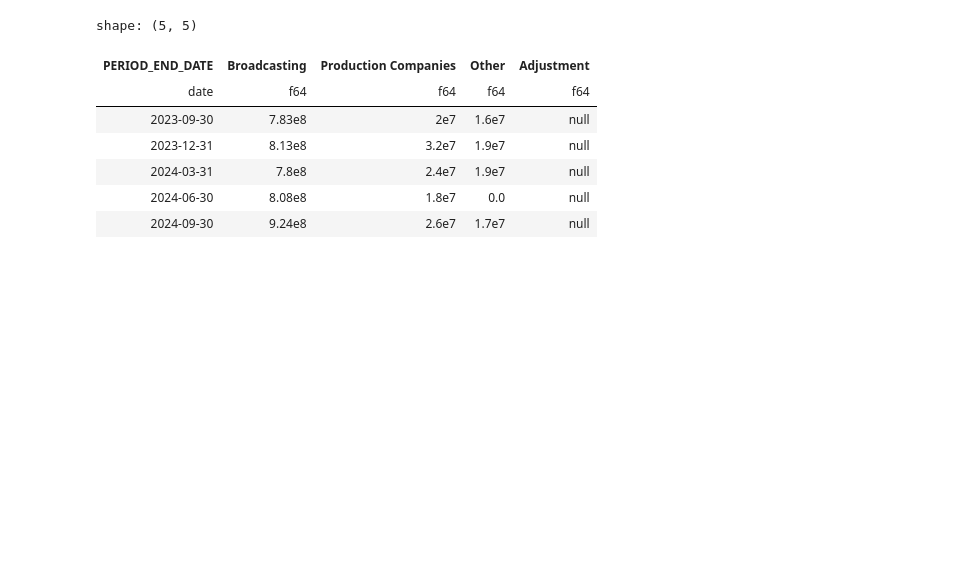
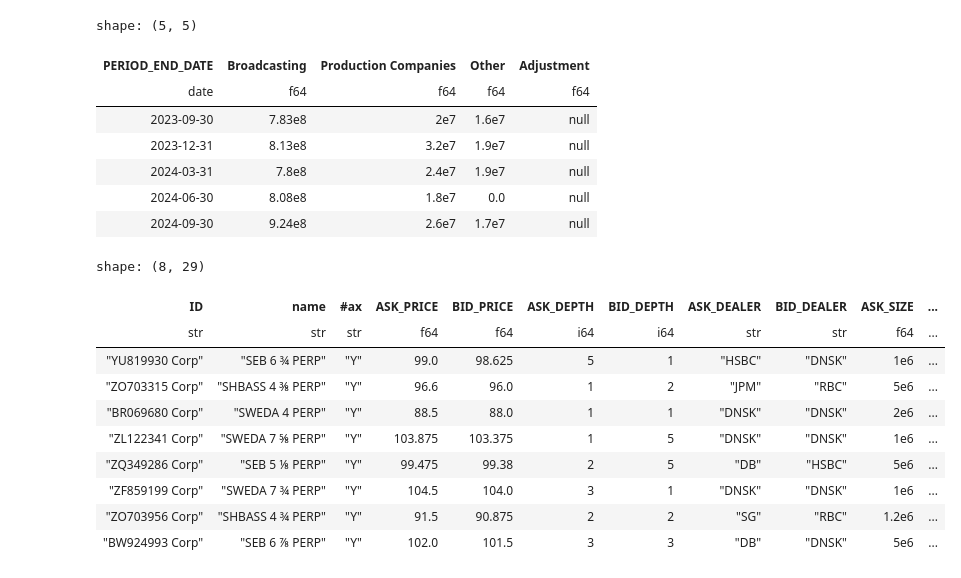
Before and after one commit to MarekOzana/polars-bloomberg, a Jupyter notebook: examples/Examples-BQL.ipynb, the cells around one changed output. Drawn from its saved outputs; the diff is of its cells as text; code cells hidden in the pictures; blank space fills up the shorter version.

```diff
--- a/examples/Examples-BQL.ipynb
+++ b/examples/Examples-BQL.ipynb
@@ -197,3 +197,31 @@ shape: (5, 5)
 | 2024-03-31 | 7.8e8 | 2.4e7 | 1.9e7 | null |
 | 2024-06-30 | 8.08e8 | 1.8e7 | 0.0 | null |
 | 2024-09-30 | 9.24e8 | 2.6e7 | 1.7e7 | null |
+# %%
+# Axes with all columns
+query = """
+let(#ax=axes();)
+get(name, #ax)
+for(filter(bondsuniv(ACTIVE),
+    crncy()=='USD' and
+    basel_iii_designation() == 'Additional Tier 1' and
+    country_iso() == 'SE' and
+    is_axed('Bid') == True))
+preferences(addcols=all)
+"""
+
+with BQuery() as bq:
+    df_lst = bq.bql(query)
+df_lst.combine()
+# %% [output]
+shape: (8, 29)
+| ID | name | #ax | ASK_PRICE | BID_PRICE | ASK_DEPTH | BID_DEPTH | ASK_DEALER | BID_DEALER | ASK_SIZE | ... |
+| str | str | str | f64 | f64 | i64 | i64 | str | str | f64 | ... |
+| "YU819930 Corp" | "SEB 6 ¾ PERP" | "Y" | 99.0 | 98.625 | 5 | 1 | "HSBC" | "DNSK" | 1e6 | ... |
+| "ZO703315 Corp" | "SHBASS 4 ⅜ PERP" | "Y" | 96.6 | 96.0 | 1 | 2 | "JPM" | "RBC" | 5e6 | ... |
+| "BR069680 Corp" | "SWEDA 4 PERP" | "Y" | 88.5 | 88.0 | 1 | 1 | "DNSK" | "DNSK" | 2e6 | ... |
+| "ZL122341 Corp" | "SWEDA 7 ⅝ PERP" | "Y" | 103.875 | 103.375 | 1 | 5 | "DNSK" | "DNSK" | 1e6 | ... |
+| "ZQ349286 Corp" | "SEB 5 ⅛ PERP" | "Y" | 99.475 | 99.38 | 2 | 5 | "DB" | "HSBC" | 5e6 | ... |
+| "ZF859199 Corp" | "SWEDA 7 ¾ PERP" | "Y" | 104.5 | 104.0 | 3 | 1 | "DNSK" | "DNSK" | 1e6 | ... |
+| "ZO703956 Corp" | "SHBASS 4 ¾ PERP" | "Y" | 91.5 | 90.875 | 2 | 2 | "SG" | "RBC" | 1.2e6 | ... |
+| "BW924993 Corp" | "SEB 6 ⅞ PERP" | "Y" | 102.0 | 101.5 | 3 | 3 | "DB" | "DNSK" | 5e6 | ... |
```
Also changed, not shown: 19 other files.
